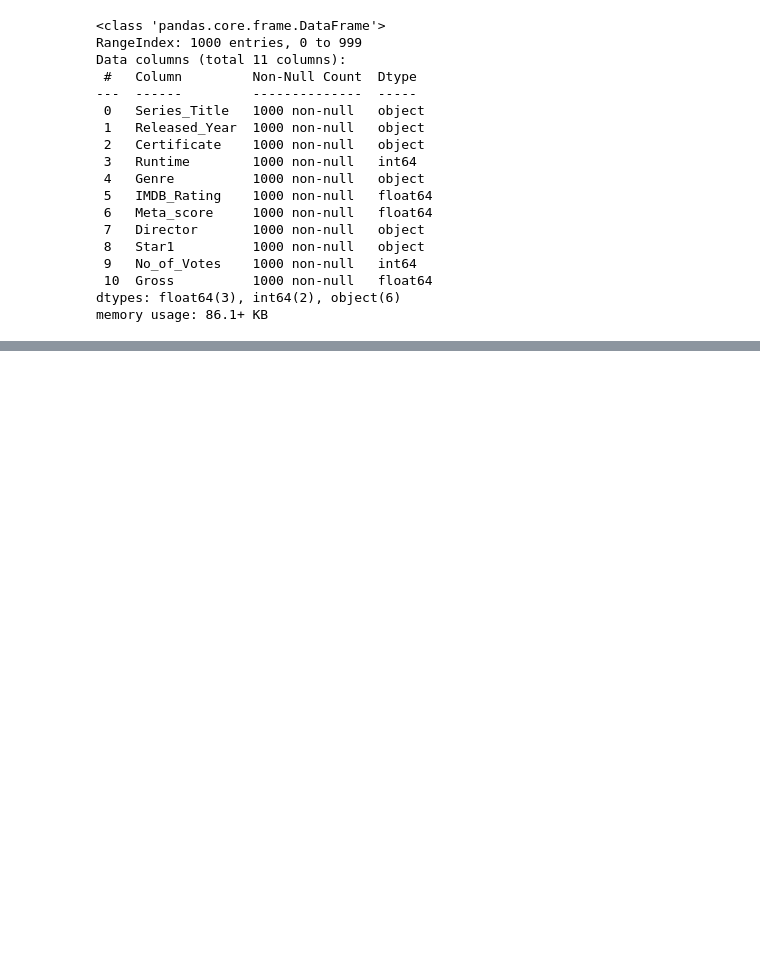
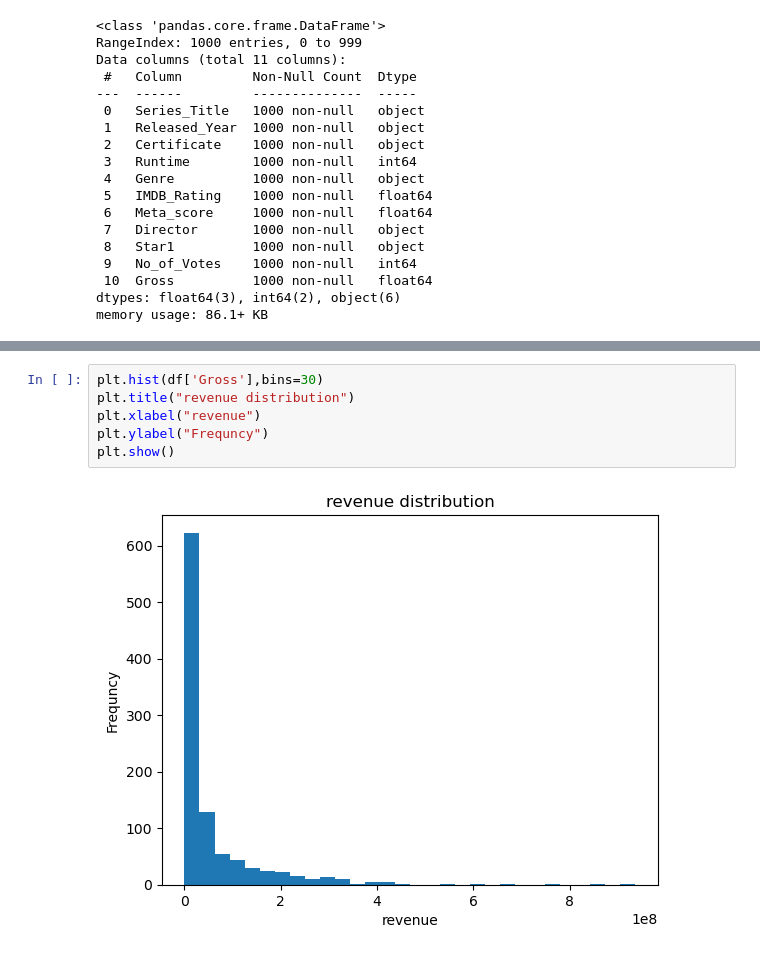
Before and after one commit to khairbakshnoor-pixel/PYTHON-Libraries-Numpy-Pandas-matplotlib-seaborn-, a Jupyter notebook: movie_project_EDA.ipynb, the cells around one changed output, grey strips where cells are left out. Cells and saved outputs as stored; diff of their text form; blank space fills up the shorter version.

```diff
--- a/movie_project_EDA.ipynb
+++ b/movie_project_EDA.ipynb
@@ -195,0 +202,8 @@ memory usage: 86.1+ KB
+# %%
+plt.hist(df['Gross'],bins=30)
+plt.title("revenue distribution")
+plt.xlabel("revenue")
+plt.ylabel("Frequncy")
+plt.show()
+# %% [output]
+[figure, added]
```
Also changed, not shown: parts of 13 cells of this notebook.
